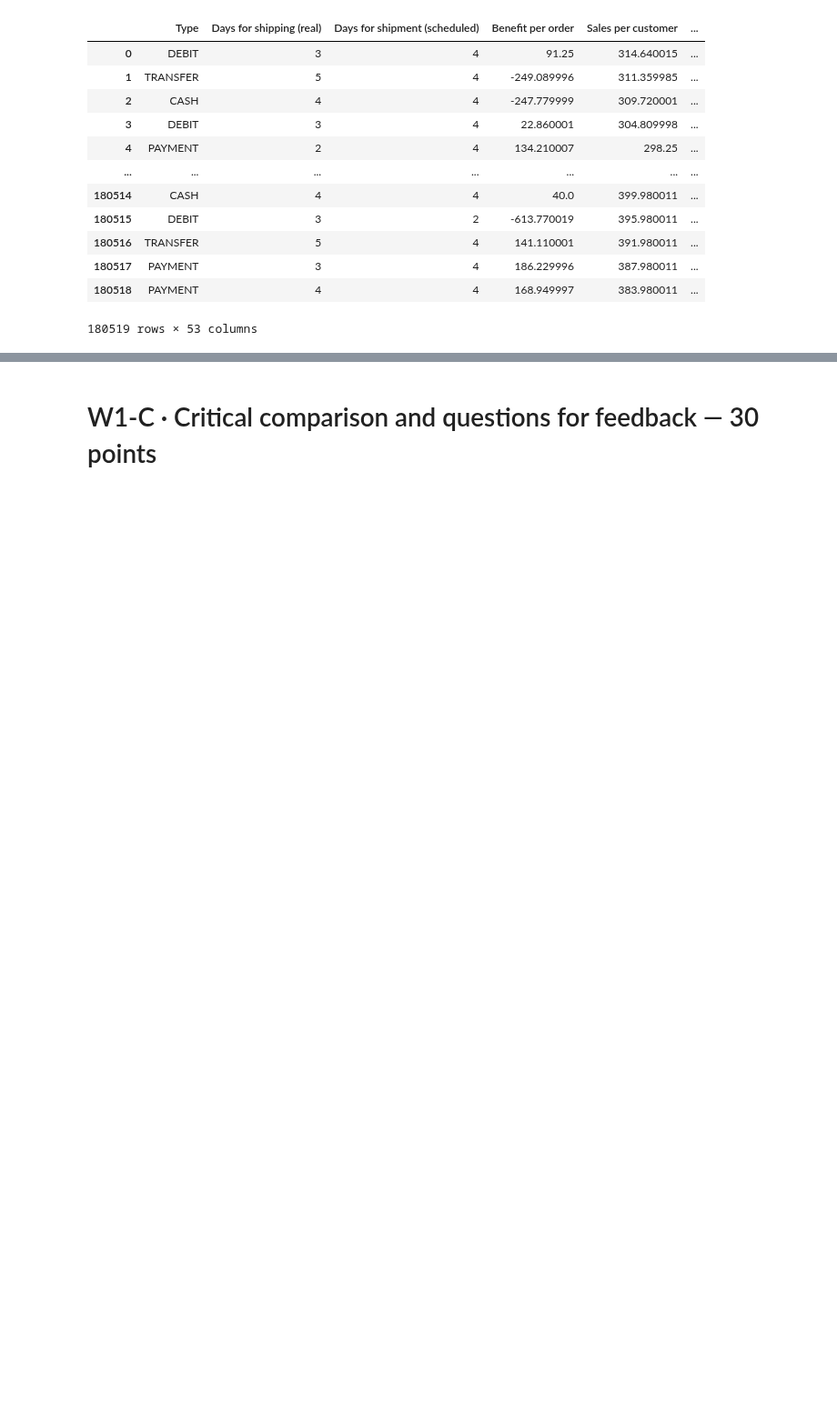
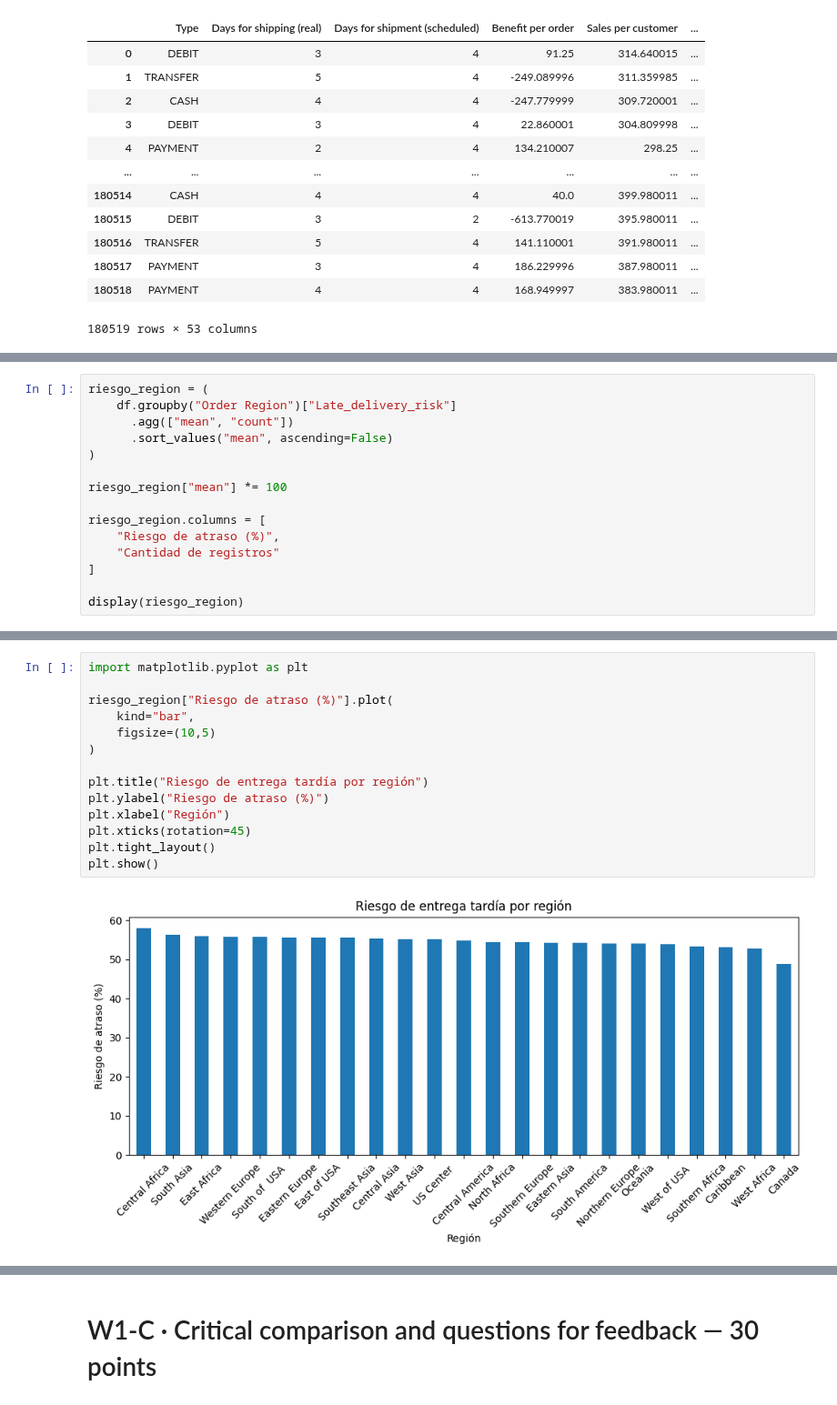
Before and after one commit to ians513/Business-Intelligence, a Jupyter notebook: Workshop Inicio Proyecto.ipynb, the cells around one changed output, grey strips where cells are left out. Shown at 91% size. Saved outputs shown, nothing was run; the diff lists cells and outputs as text; blank space fills up the shorter version.

```diff
--- a/Workshop Inicio Proyecto.ipynb
+++ b/Workshop Inicio Proyecto.ipynb
@@ -72,0 +257,15 @@ df
+# %%
+riesgo_region = (
+    df.groupby("Order Region")["Late_delivery_risk"]
+      .agg(["mean", "count"])
+      .sort_values("mean", ascending=False)
+)
+
+riesgo_region["mean"] *= 100
+
+riesgo_region.columns = [
+    "Riesgo de atraso (%)",
+    "Cantidad de registros"
+]
+
+display(riesgo_region)
@@ -72,0 +291,16 @@ df
+# %%
+import matplotlib.pyplot as plt
+
+riesgo_region["Riesgo de atraso (%)"].plot(
+    kind="bar",
+    figsize=(10,5)
+)
+
+plt.title("Riesgo de entrega tardía por región")
+plt.ylabel("Riesgo de atraso (%)")
+plt.xlabel("Región")
+plt.xticks(rotation=45)
+plt.tight_layout()
+plt.show()
+# %% [output]
+[figure, added]
```
Also changed, not shown: parts of 16 cells of this notebook.
